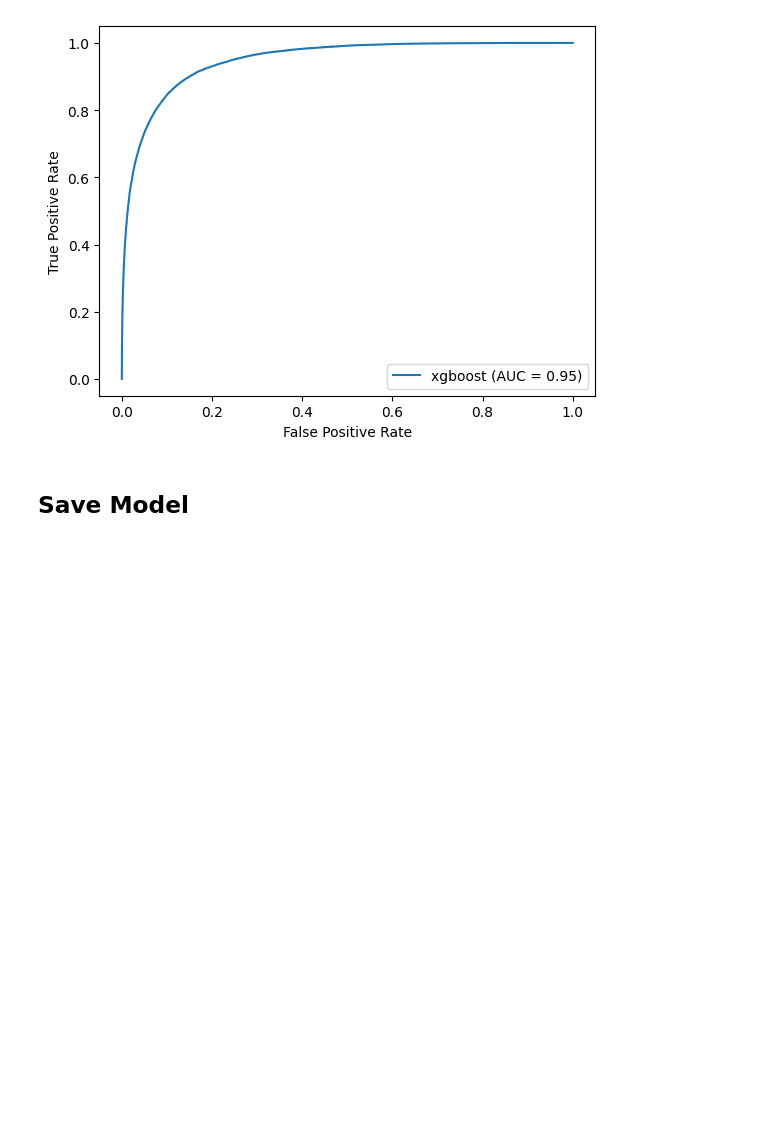
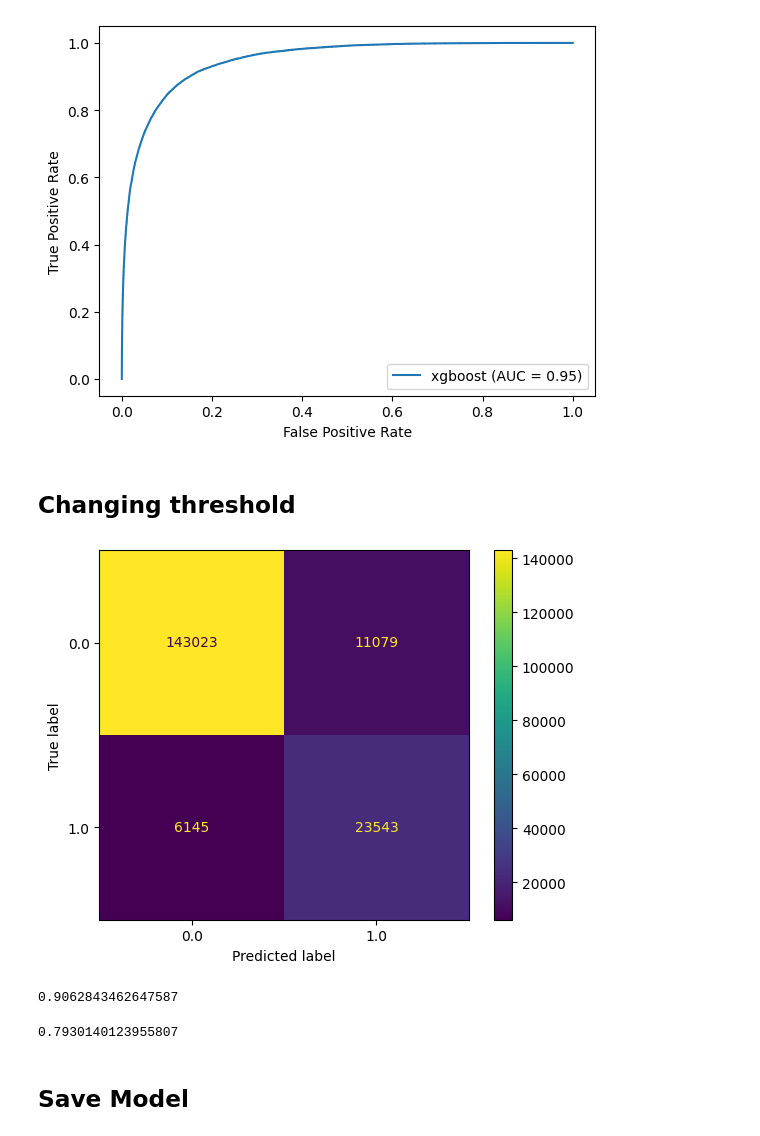
Before and after one commit to CaioRhoden/xai-nui-classification, a Jupyter notebook: modeling_xgb-Copy1.ipynb, the cells around one changed output. Saved outputs shown, nothing was run; the diff lists cells and outputs as text; code cells hidden in the pictures; blank space fills up the shorter version.

Commit message:
updating model and thresholds

```diff
--- a/modeling_xgb-Copy1.ipynb
+++ b/modeling_xgb-Copy1.ipynb
@@ -60,6 +59,32 @@ RocCurveDisplay(fpr=fpr, tpr=tpr, roc_auc=roc_auc, estimator_name='xgboost').plo
 plt.show()
 # %% [output]
 [figure]
+# %% [markdown]
+## Changing threshold
+# %%
+y_prob =  clf.predict_proba(X_test)[:,1]
+# %%
+### Bayesian risk
+c01 = 1200
+c10 = 100
+tn, fp, fn, tp = confusion_matrix(y_test, y_pred).ravel()
+nu = c10*(1-np.mean(y_test))/(c01*np.mean(y_test))
+t = nu/(1+nu)
+y_pred_bayes = (y_prob>t)*1
+# %%
+cm = confusion_matrix(y_test, y_pred_bayes, labels=clf.classes_)
+ConfusionMatrixDisplay(confusion_matrix=cm, display_labels=clf.classes_).plot()
+plt.show()
+# %% [output]
+[figure, added]
+# %%
+accuracy_score(y_test, y_pred_bayes)
+# %% [output]
+0.9062843462647587
+# %%
+recall_score(y_test, y_pred_bayes)
+# %% [output]
+0.7930140123955807
 # %% [markdown]
 ## Save Model
 # %%
```
Also changed, not shown: parts of 2 cells of this notebook, 2 other files.
